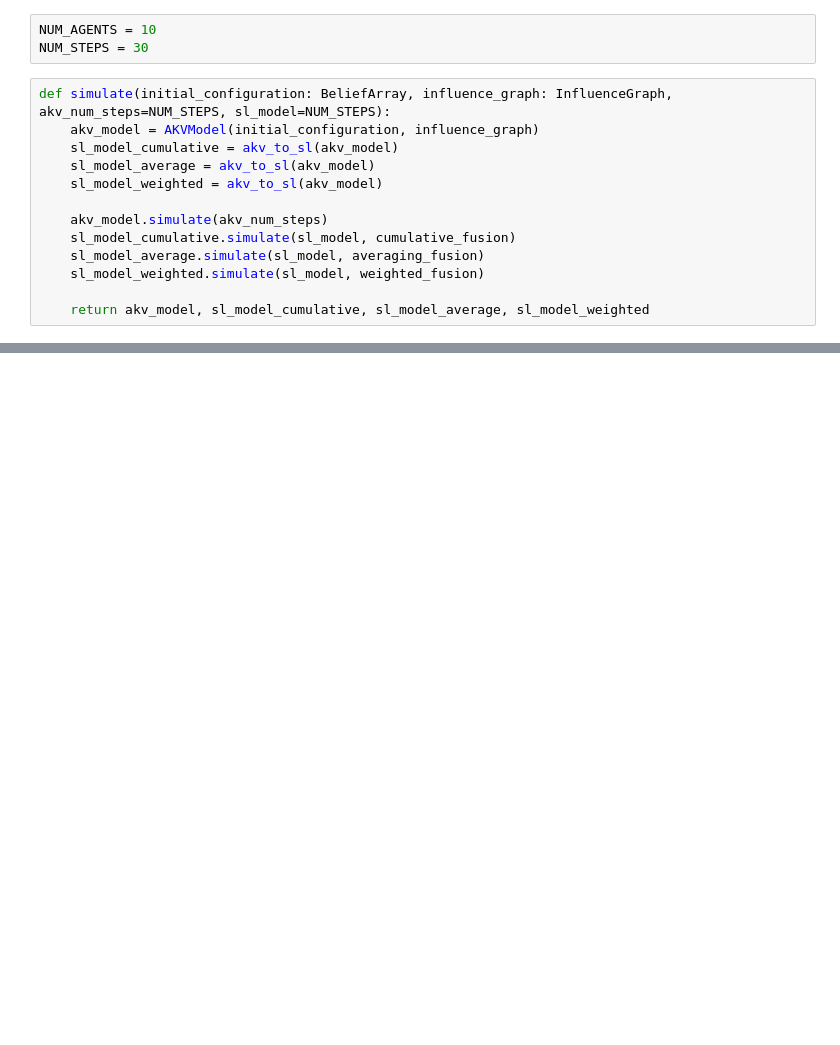
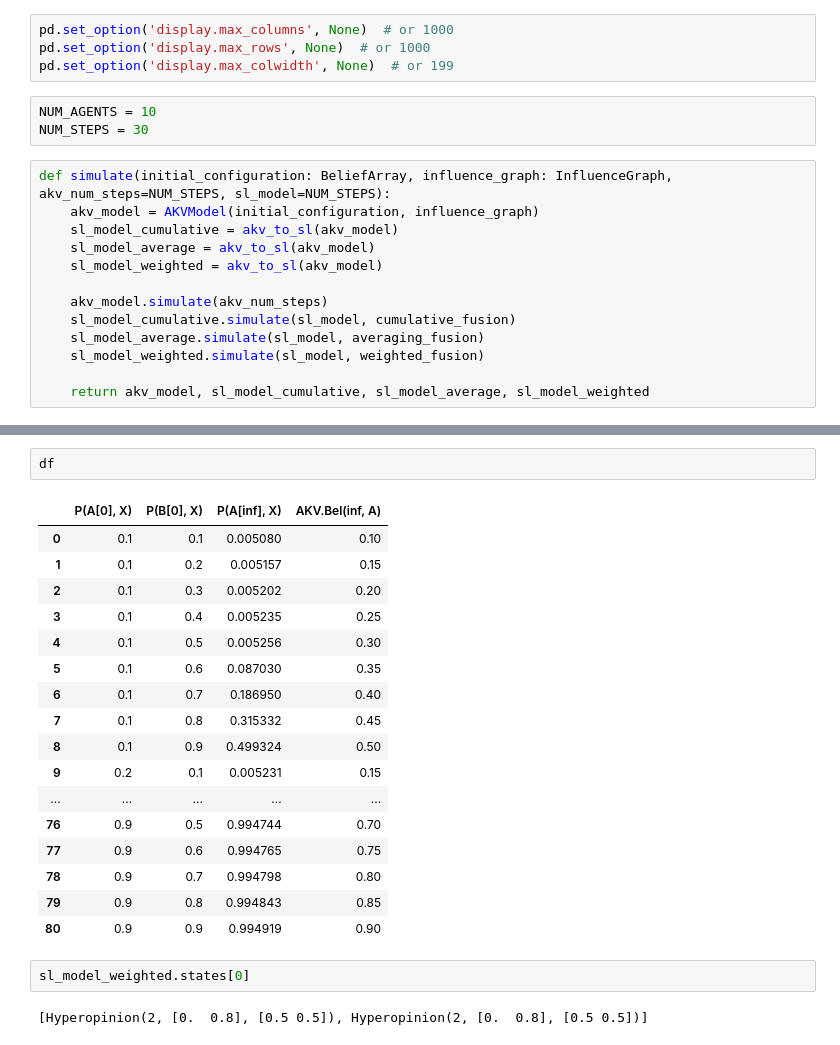
Before and after one commit to josecoliveira/subjective-logic, a Jupyter notebook: two-agents.ipynb, the cells around one changed output, grey strips where cells are left out. Cells and saved outputs as stored; diff of their text form; blank space fills up the shorter version.

```diff
--- a/two-agents.ipynb
+++ b/two-agents.ipynb
@@ -16,3 +15,7 @@ from typing import List, Callable
+# %%
+pd.set_option('display.max_columns', None)  # or 1000
+pd.set_option('display.max_rows', None)  # or 1000
+pd.set_option('display.max_colwidth', None)  # or 199
 # %%
 NUM_AGENTS = 10
 NUM_STEPS = 30
@@ -64,0 +98,24 @@ for i in range(4):
+# %%
+df
+# %% [output]
+|  | P(A[0], X) | P(B[0], X) | P(A[inf], X) | AKV.Bel(inf, A) |
+| 0 | 0.1 | 0.1 | 0.005080 | 0.10 |
+| 1 | 0.1 | 0.2 | 0.005157 | 0.15 |
+| 2 | 0.1 | 0.3 | 0.005202 | 0.20 |
+| 3 | 0.1 | 0.4 | 0.005235 | 0.25 |
+| 4 | 0.1 | 0.5 | 0.005256 | 0.30 |
+| 5 | 0.1 | 0.6 | 0.087030 | 0.35 |
+| 6 | 0.1 | 0.7 | 0.186950 | 0.40 |
+| 7 | 0.1 | 0.8 | 0.315332 | 0.45 |
+| 8 | 0.1 | 0.9 | 0.499324 | 0.50 |
+| 9 | 0.2 | 0.1 | 0.005231 | 0.15 |
+| ... | ... | ... | ... | ... |
+| 76 | 0.9 | 0.5 | 0.994744 | 0.70 |
+| 77 | 0.9 | 0.6 | 0.994765 | 0.75 |
+| 78 | 0.9 | 0.7 | 0.994798 | 0.80 |
+| 79 | 0.9 | 0.8 | 0.994843 | 0.85 |
+| 80 | 0.9 | 0.9 | 0.994919 | 0.90 |
+# %%
+sl_model_weighted.states[0]
+# %% [output]
+[Hyperopinion(2, [0.  0.8], [0.5 0.5]), Hyperopinion(2, [0.  0.8], [0.5 0.5])]
```
Also changed, not shown: parts of 10 cells of this notebook, 9 other files.
